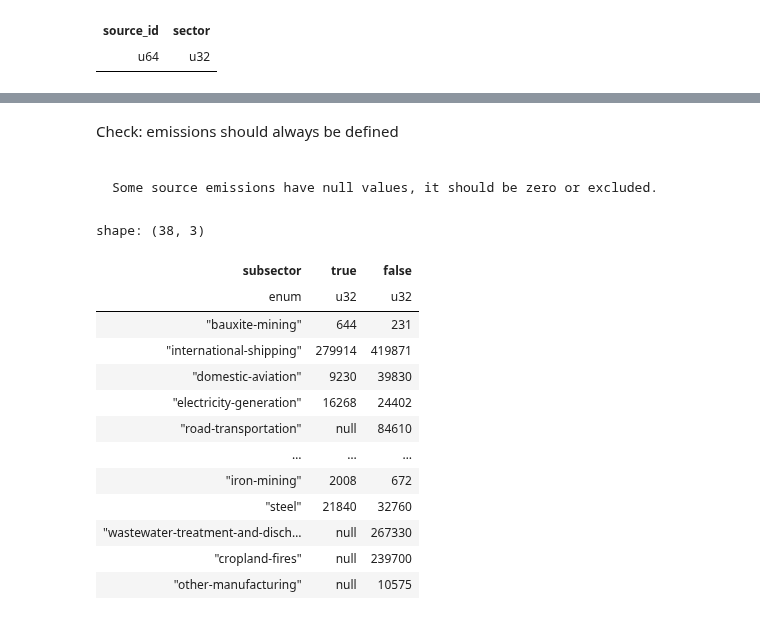
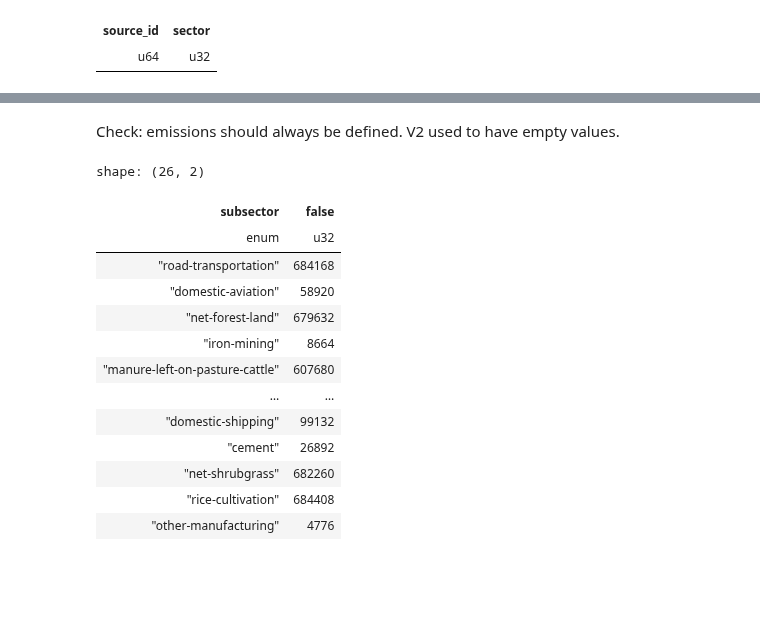
Before and after one commit to tjhunter/climate-trace-handbook, a Jupyter notebook: ct_book/ingestion.ipynb, the cells around one changed output, grey strips where cells are left out. Cells and saved outputs as stored; diff of their text form; code cells hidden in the pictures; blank space fills up the shorter version.

Commit message:
working notebooks, still needs to check the content

````diff
--- a/ct_book/ingestion.ipynb
+++ b/ct_book/ingestion.ipynb
@@ -360,31 +299,26 @@ shape: (110, 3)
 # %% [markdown]
-Check: emissions should always be defined
-
-```{admonition} CTODO
-
-Some source emissions have null values, it should be zero or excluded.
-```
+Check: emissions should always be defined. V2 used to have empty values.
 # %%
 sdf = ct.read_source_emissions(2022, "/tmp")
 (sdf
  .select(c_emissions_quantity.is_null().alias("null_emissions"), c_subsector, c_iso3_country)
  .group_by(c_subsector, "null_emissions")
  .agg(pl.len())
  .collect()
- .pivot(index=SUBSECTOR, columns="null_emissions", values="len")
+ .pivot(index=SUBSECTOR, on="null_emissions", values="len")
 )
 # %% [output]
-shape: (38, 3)
+shape: (26, 2)
-| subsector | true | false |
-| enum | u32 | u32 |
-| "bauxite-mining" | 644 | 231 |
-| "international-shipping" | 279914 | 419871 |
-| "domestic-aviation" | 9230 | 39830 |
-| "electricity-generation" | 16268 | 24402 |
-| "road-transportation" | null | 84610 |
-| … | … | … |
-| "iron-mining" | 2008 | 672 |
-| "steel" | 21840 | 32760 |
-| "wastewater-treatment-and-disch… | null | 267330 |
-| "cropland-fires" | null | 239700 |
-| "other-manufacturing" | null | 10575 |
+| subsector | false |
+| enum | u32 |
+| "road-transportation" | 684168 |
+| "domestic-aviation" | 58920 |
+| "net-forest-land" | 679632 |
+| "iron-mining" | 8664 |
+| "manure-left-on-pasture-cattle" | 607680 |
+| … | … |
+| "domestic-shipping" | 99132 |
+| "cement" | 26892 |
+| "net-shrubgrass" | 682260 |
+| "rice-cultivation" | 684408 |
+| "other-manufacturing" | 4776 |
````
Also changed, not shown: parts of 30 cells of this notebook, 6 other files.
